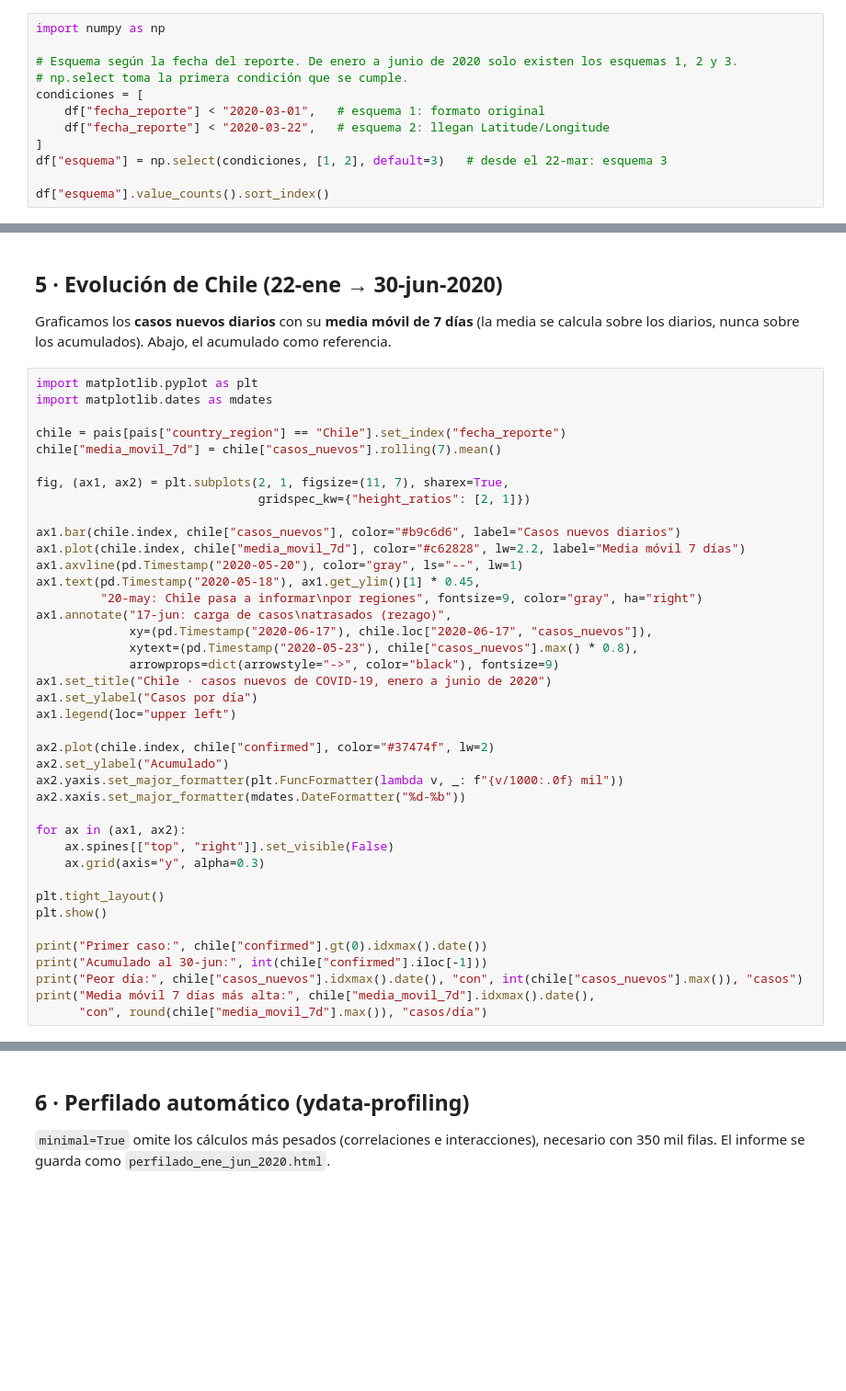
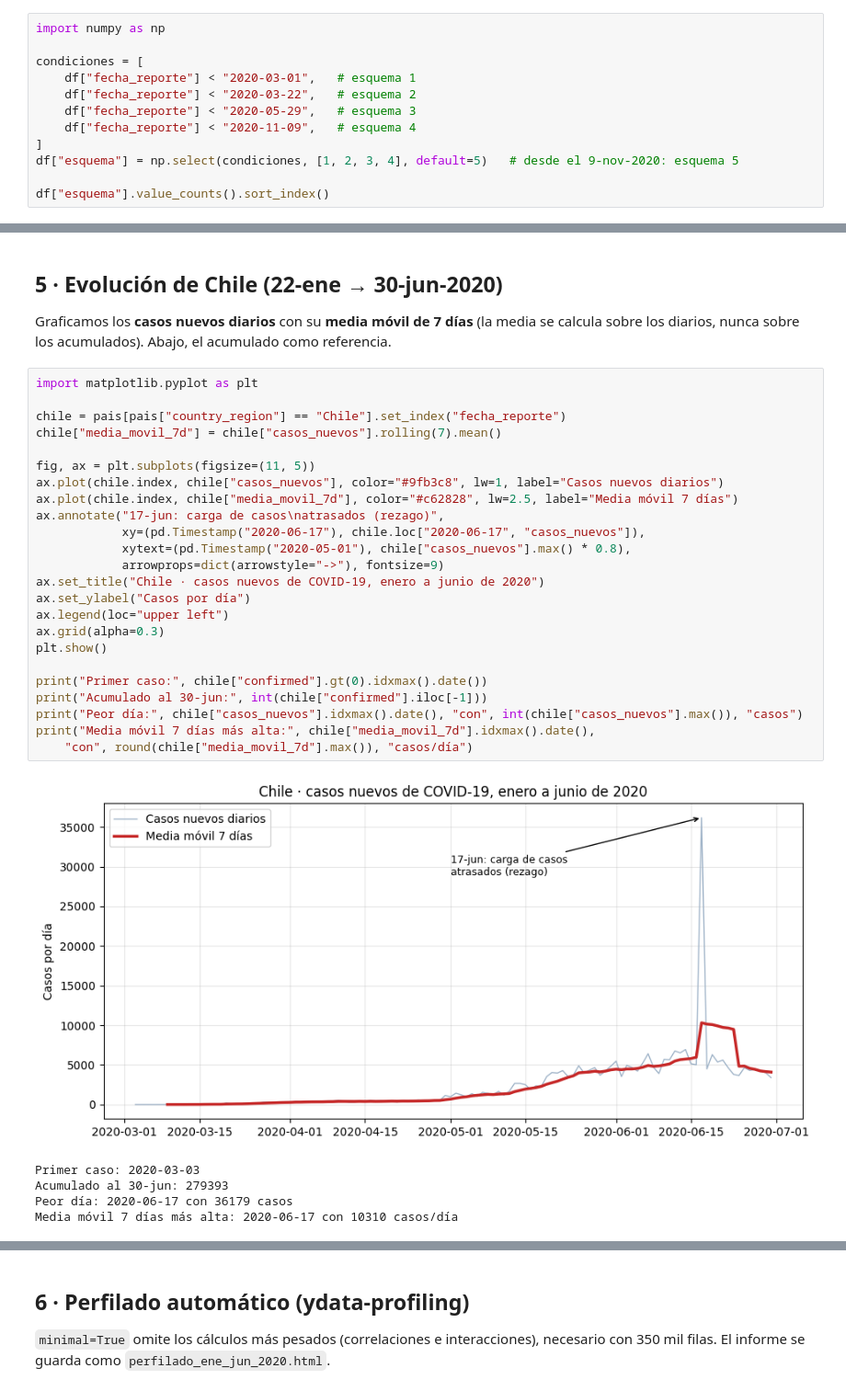
Before and after one commit to Maanuus/Proyecto_GD, a Jupyter notebook: notebooks/00_exploracion.ipynb, the cells around one changed output, grey strips where cells are left out. Shown at 92% size. Saved outputs shown, nothing was run; the diff lists cells and outputs as text; blank space fills up the shorter version.

```diff
--- a/notebooks/00_exploracion.ipynb
+++ b/notebooks/00_exploracion.ipynb
@@ -133,12 +168,12 @@ df[["fecha_reporte", "last_update"]].head()
 # %%
 import numpy as np
 
-# Esquema según la fecha del reporte. De enero a junio de 2020 solo existen los esquemas 1, 2 y 3.
-# np.select toma la primera condición que se cumple.
 condiciones = [
-    df["fecha_reporte"] < "2020-03-01",   # esquema 1: formato original
-    df["fecha_reporte"] < "2020-03-22",   # esquema 2: llegan Latitude/Longitude
+    df["fecha_reporte"] < "2020-03-01",   # esquema 1
+    df["fecha_reporte"] < "2020-03-22",   # esquema 2
+    df["fecha_reporte"] < "2020-05-29",   # esquema 3
+    df["fecha_reporte"] < "2020-11-09",   # esquema 4
 ]
-df["esquema"] = np.select(condiciones, [1, 2], default=3)   # desde el 22-mar: esquema 3
+df["esquema"] = np.select(condiciones, [1, 2, 3, 4], default=5)   # desde el 9-nov-2020: esquema 5
 
 df["esquema"].value_counts().sort_index()
@@ -219,42 +336,32 @@ Graficamos los **casos nuevos diarios** con su **media móvil de 7 días** (la m
 Abajo, el acumulado como referencia.
 # %%
 import matplotlib.pyplot as plt
-import matplotlib.dates as mdates
 
 chile = pais[pais["country_region"] == "Chile"].set_index("fecha_reporte")
 chile["media_movil_7d"] = chile["casos_nuevos"].rolling(7).mean()
 
-fig, (ax1, ax2) = plt.subplots(2, 1, figsize=(11, 7), sharex=True,
-                               gridspec_kw={"height_ratios": [2, 1]})
-
-ax1.bar(chile.index, chile["casos_nuevos"], color="#b9c6d6", label="Casos nuevos diarios")
-ax1.plot(chile.index, chile["media_movil_7d"], color="#c62828", lw=2.2, label="Media móvil 7 días")
-ax1.axvline(pd.Timestamp("2020-05-20"), color="gray", ls="--", lw=1)
-ax1.text(pd.Timestamp("2020-05-18"), ax1.get_ylim()[1] * 0.45,
-         "20-may: Chile pasa a informar\npor regiones", fontsize=9, color="gray", ha="right")
-ax1.annotate("17-jun: carga de casos\natrasados (rezago)",
-             xy=(pd.Timestamp("2020-06-17"), chile.loc["2020-06-17", "casos_nuevos"]),
-             xytext=(pd.Timestamp("2020-05-23"), chile["casos_nuevos"].max() * 0.8),
-             arrowprops=dict(arrowstyle="->", color="black"), fontsize=9)
-ax1.set_title("Chile · casos nuevos de COVID-19, enero a junio de 2020")
-ax1.set_ylabel("Casos por día")
-ax1.legend(loc="upper left")
-
-ax2.plot(chile.index, chile["confirmed"], color="#37474f", lw=2)
-ax2.set_ylabel("Acumulado")
-ax2.yaxis.set_major_formatter(plt.FuncFormatter(lambda v, _: f"{v/1000:.0f} mil"))
-ax2.xaxis.set_major_formatter(mdates.DateFormatter("%d-%b"))
-
-for ax in (ax1, ax2):
-    ax.spines[["top", "right"]].set_visible(False)
-    ax.grid(axis="y", alpha=0.3)
-
-plt.tight_layout()
+fig, ax = plt.subplots(figsize=(11, 5))
+ax.plot(chile.index, chile["casos_nuevos"], color="#9fb3c8", lw=1, label="Casos nuevos diarios")
+ax.plot(chile.index, chile["media_movil_7d"], color="#c62828", lw=2.5, label="Media móvil 7 días")
+ax.annotate("17-jun: carga de casos\natrasados (rezago)",
+            xy=(pd.Timestamp("2020-06-17"), chile.loc["2020-06-17", "casos_nuevos"]),
+            xytext=(pd.Timestamp("2020-05-01"), chile["casos_nuevos"].max() * 0.8),
+            arrowprops=dict(arrowstyle="->"), fontsize=9)
+ax.set_title("Chile · casos nuevos de COVID-19, enero a junio de 2020")
+ax.set_ylabel("Casos por día")
+ax.legend(loc="upper left")
+ax.grid(alpha=0.3)
 plt.show()
 
 print("Primer caso:", chile["confirmed"].gt(0).idxmax().date())
 print("Acumulado al 30-jun:", int(chile["confirmed"].iloc[-1]))
 print("Peor día:", chile["casos_nuevos"].idxmax().date(), "con", int(chile["casos_nuevos"].max()), "casos")
 print("Media móvil 7 días más alta:", chile["media_movil_7d"].idxmax().date(),
-      "con", round(chile["media_movil_7d"].max()), "casos/día")
+    "con", round(chile["media_movil_7d"].max()), "casos/día")
+# %% [output]
+[figure, added]
+Primer caso: 2020-03-03
+Acumulado al 30-jun: 279393
+Peor día: 2020-06-17 con 36179 casos
+Media móvil 7 días más alta: 2020-06-17 con 10310 casos/día
 # %% [markdown]
```
Also changed, not shown: parts of 31 cells of this notebook, 1 other file.
